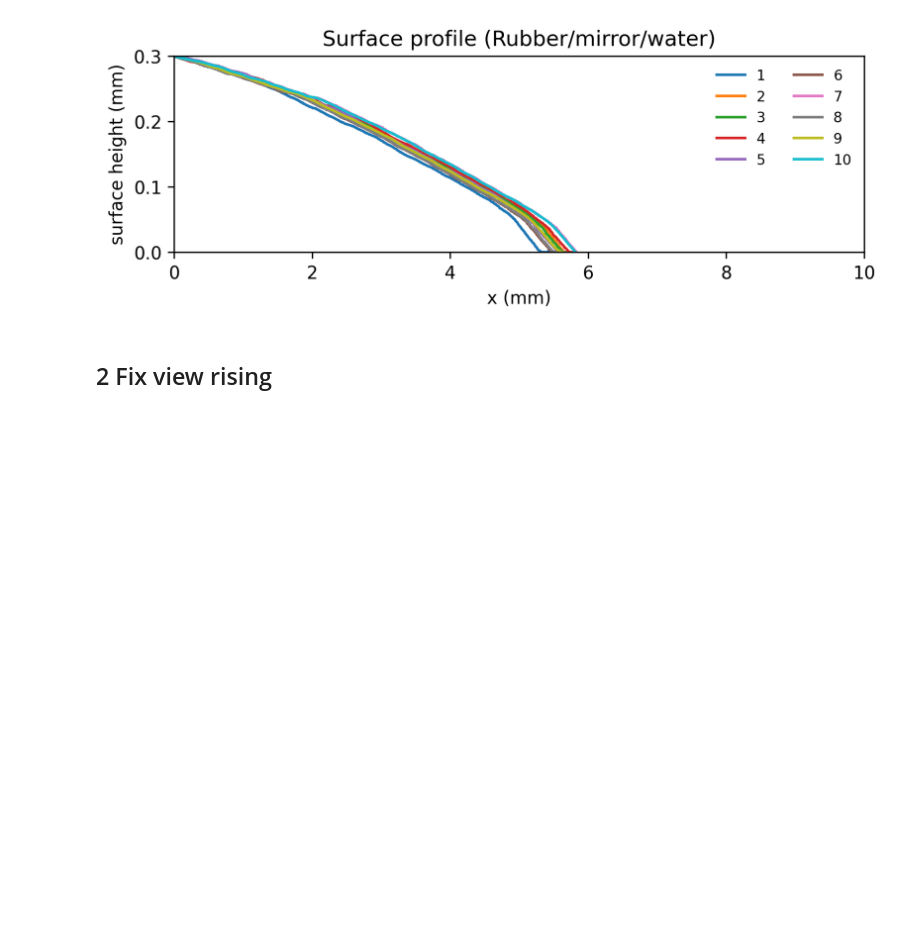
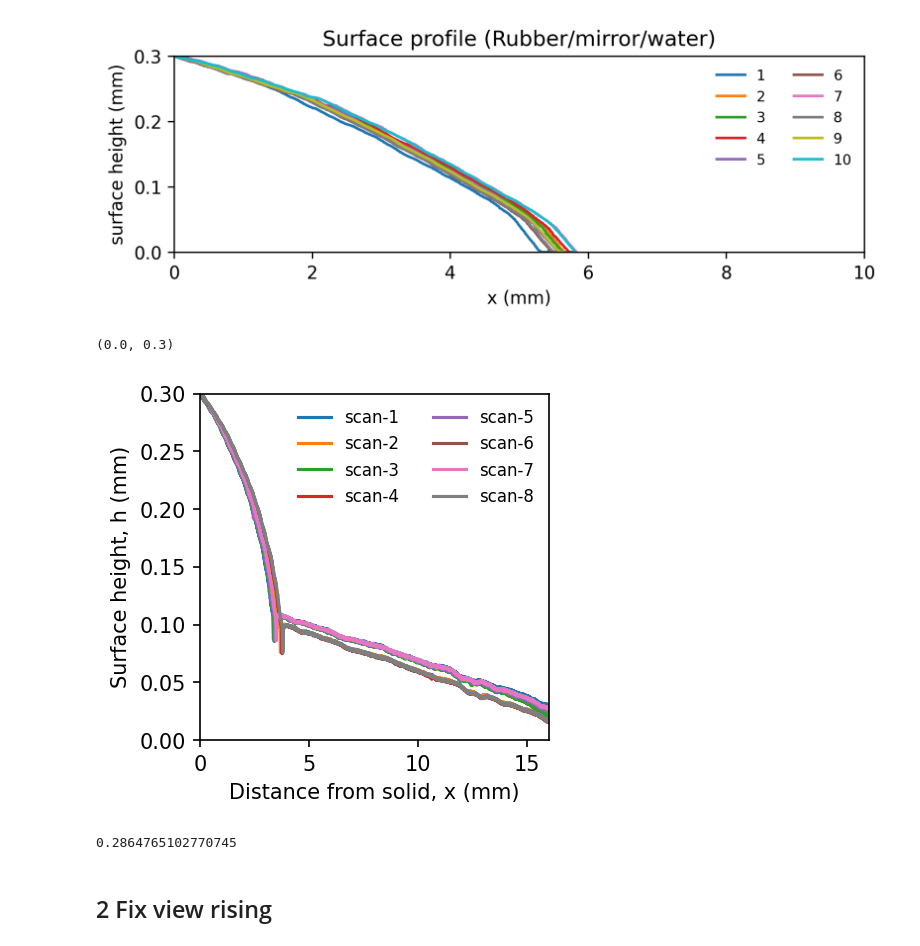
Before and after one commit to ZLoverty/WPM, a Jupyter notebook: Code/plots.ipynb, the cells around one changed output. Drawn from its saved outputs; the diff is of its cells as text; code cells hidden in the pictures; blank space fills up the shorter version.

```diff
--- a/Code/plots.ipynb
+++ b/Code/plots.ipynb
@@ -26,6 +26,23 @@ plt.title("Surface profile (Rubber/mirror/water)")
 # %% [output]
 Text(0.5, 1.0, 'Surface profile (Rubber/mirror/water)')
 [figure]
+# %%
+df = pd.read_csv(r"E:\WPM\04182024\rubber_in_vinegar-3.csv").set_index("x")
+plt.figure(figsize=(3, 3), dpi=150)
+for scan in df:
+    plt.plot(df.index, df[scan], label=scan)
+plt.legend(frameon=False, ncol=2, fontsize=8)
+plt.xlabel("Distance from solid, x (mm)")
+plt.ylabel("Surface height, h (mm)")
+plt.xlim([0, 16])
+plt.ylim([0, 0.3])
+# %% [output]
+(0.0, 0.3)
+[figure, added]
+# %%
+np.arctan(0.05/10) / np.pi * 180
+# %% [output]
+0.2864765102770745
 # %% [markdown]
 ## 2 Fix view rising
 # %%
```
Also changed, not shown: parts of 7 cells of this notebook.
